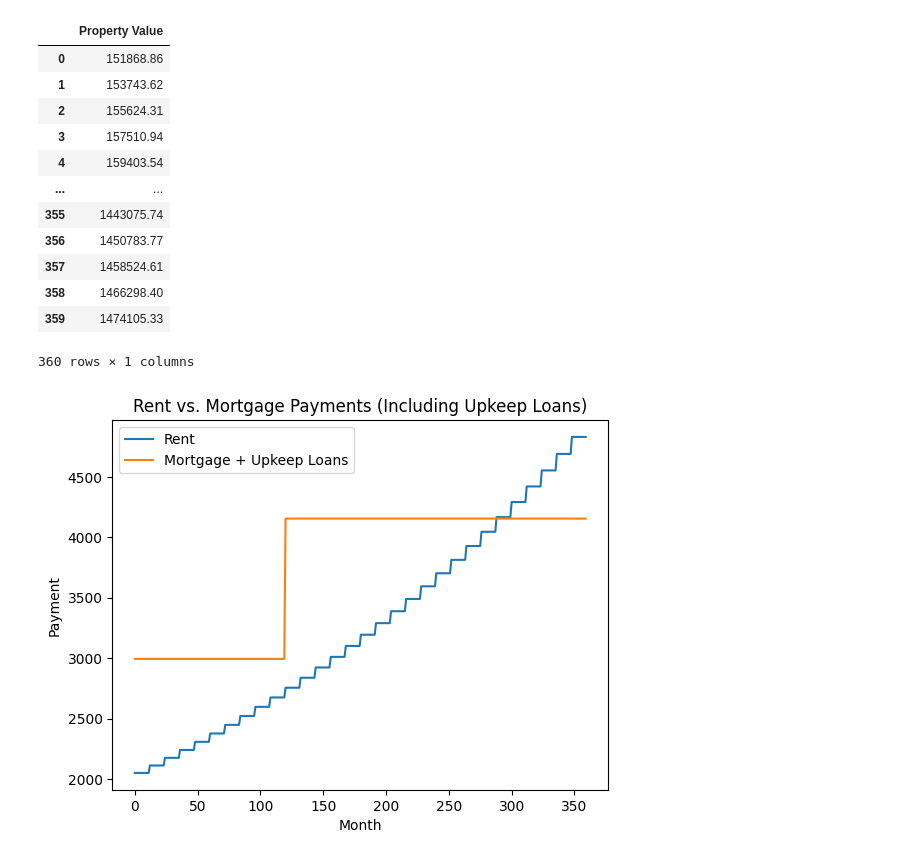
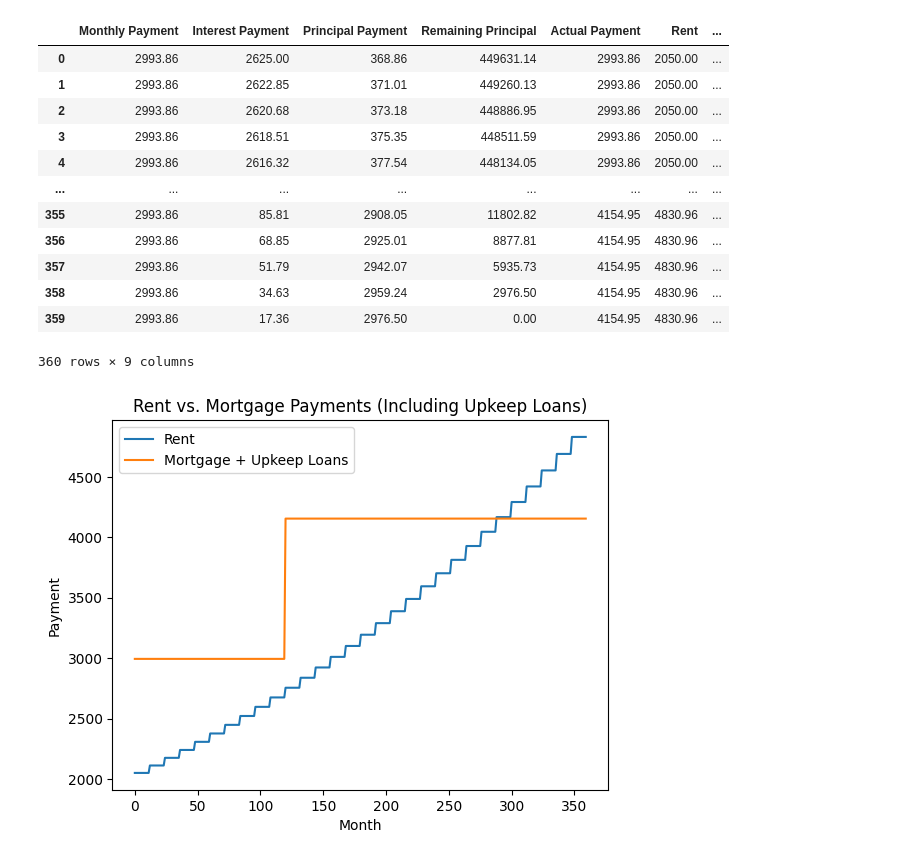
Before and after one commit to j03m/alfred, a Jupyter notebook: notebooks/rent-vs-buy/Rent vs buy.ipynb, the cells around one changed output. Drawn from its saved outputs; the diff is of its cells as text; code cells hidden in the pictures.

Commit message:
rent vs buy sketch

```diff
--- a/rent-vs-buy/Rent vs buy.ipynb
+++ b/notebooks/rent-vs-buy/Rent vs buy.ipynb
@@ -102,47 +102,48 @@ def calculate_property_value(initial_value, annual_growth_rate, years, mortgate_
 years = 30
 
 base_rent = 2050
 annual_rent_increase_percentage = 3
 
 annual_investment_rate = 7
 initial_value = 600000
 annual_growth_rate = 3
 mortgage_value = 450000
 borrow_interest_rate = 7
 
 additional_investment = 100000
 additional_investment_interval = 10 # Every 10 years
 
 
 
 rent_df = calculate_rent(base_rent, annual_rent_increase_percentage, years)
 
 mortgage_df = calculate_mortgage_payments(mortgage_value, borrow_interest_rate, 30)
 
 
 heloc_df = calculate_mortgage_payments(additional_investment, borrow_interest_rate, 10)
 zeros_df = pd.DataFrame(0, index=range(120), columns=heloc_df.columns)
 heloc_df = pd.concat([zeros_df, heloc_df, heloc_df])
 
 result_df = simulate_rented_savings(rent_df, mortgage_df, annual_investment_rate, heloc_df)
 property_value_df = calculate_property_value(initial_value, annual_growth_rate, years, mortgage_df, heloc_df)
 
 
-result_df['Property Value'] = property_value_df["Propert"]
+result_df['Property Value'] = property_value_df["Property Value"]
+result_df
 # %% [output]
-|  | Property Value |
-| 0 | 151868.86 |
-| 1 | 153743.62 |
-| 2 | 155624.31 |
-| 3 | 157510.94 |
-| 4 | 159403.54 |
-| ... | ... |
-| 355 | 1443075.74 |
-| 356 | 1450783.77 |
-| 357 | 1458524.61 |
-| 358 | 1466298.40 |
-| 359 | 1474105.33 |
+|  | Monthly Payment | Interest Payment | Principal Payment | Remaining Principal | Actual Payment | Rent | ... |
+| 0 | 2993.86 | 2625.00 | 368.86 | 449631.14 | 2993.86 | 2050.00 | ... |
+| 1 | 2993.86 | 2622.85 | 371.01 | 449260.13 | 2993.86 | 2050.00 | ... |
+| 2 | 2993.86 | 2620.68 | 373.18 | 448886.95 | 2993.86 | 2050.00 | ... |
+| 3 | 2993.86 | 2618.51 | 375.35 | 448511.59 | 2993.86 | 2050.00 | ... |
+| 4 | 2993.86 | 2616.32 | 377.54 | 448134.05 | 2993.86 | 2050.00 | ... |
+| ... | ... | ... | ... | ... | ... | ... | ... |
+| 355 | 2993.86 | 85.81 | 2908.05 | 11802.82 | 4154.95 | 4830.96 | ... |
+| 356 | 2993.86 | 68.85 | 2925.01 | 8877.81 | 4154.95 | 4830.96 | ... |
+| 357 | 2993.86 | 51.79 | 2942.07 | 5935.73 | 4154.95 | 4830.96 | ... |
+| 358 | 2993.86 | 34.63 | 2959.24 | 2976.50 | 4154.95 | 4830.96 | ... |
+| 359 | 2993.86 | 17.36 | 2976.50 | 0.00 | 4154.95 | 4830.96 | ... |
-360 rows × 1 columns
+360 rows × 9 columns
 # %%
 import matplotlib.pyplot as plt
 
```
Also changed, not shown: parts of 1 cell of this notebook.
